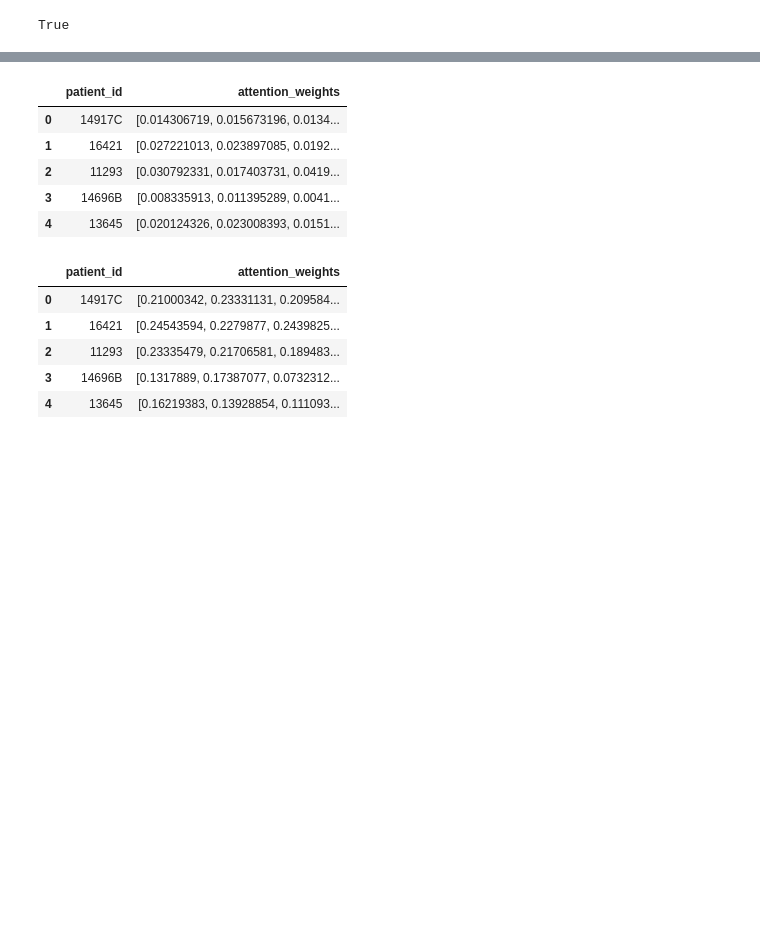
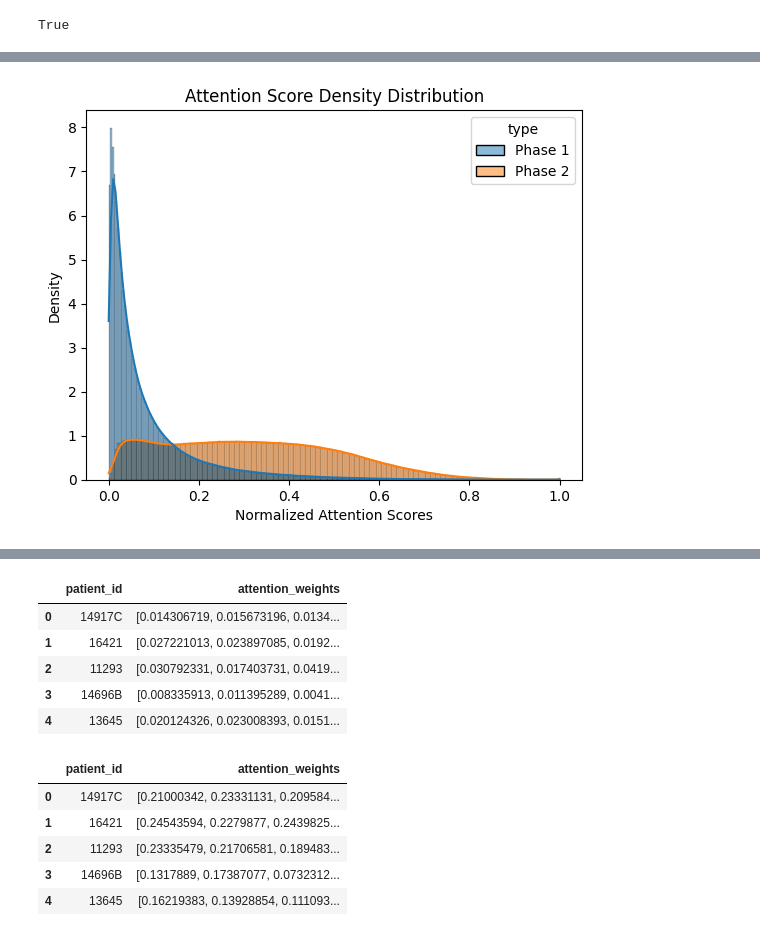
Before and after one commit to emnzn/ViT-Based-WSI-Classification, a Jupyter notebook: notebooks/attention-eda.ipynb, the cells around one changed output, grey strips where cells are left out. Drawn from its saved outputs; the diff is of its cells as text; code cells hidden in the pictures; blank space fills up the shorter version.

```diff
--- a/notebooks/attention-eda.ipynb
+++ b/notebooks/attention-eda.ipynb
@@ -44,0 +70,23 @@ fl_parquets = [os.path.join(split, "attention-mil-instance-weights.parquet") for
+# %%
+combined_df = pd.DataFrame({
+    "attention_weights": np.concat([ce_concatenated_attention, fl_concatenated_attention]),
+    "type": ["Phase 1"] * len(ce_concatenated_attention) + ["Phase 2"] * len(fl_concatenated_attention)
+})
+
+# plt.figure(figsize=(12, 6))
+sns.histplot(
+    data=combined_df,
+    x="attention_weights",
+    hue="type",
+    bins="auto",
+    kde=True,
+    stat="density"
+    )
+
+plt.title("Attention Score Density Distribution")
+plt.xlabel("Normalized Attention Scores")
+plt.ylabel("Density")
+
+plt.show()
+# %% [output]
+[figure, added]
```
Also changed, not shown: parts of 8 cells of this notebook.
